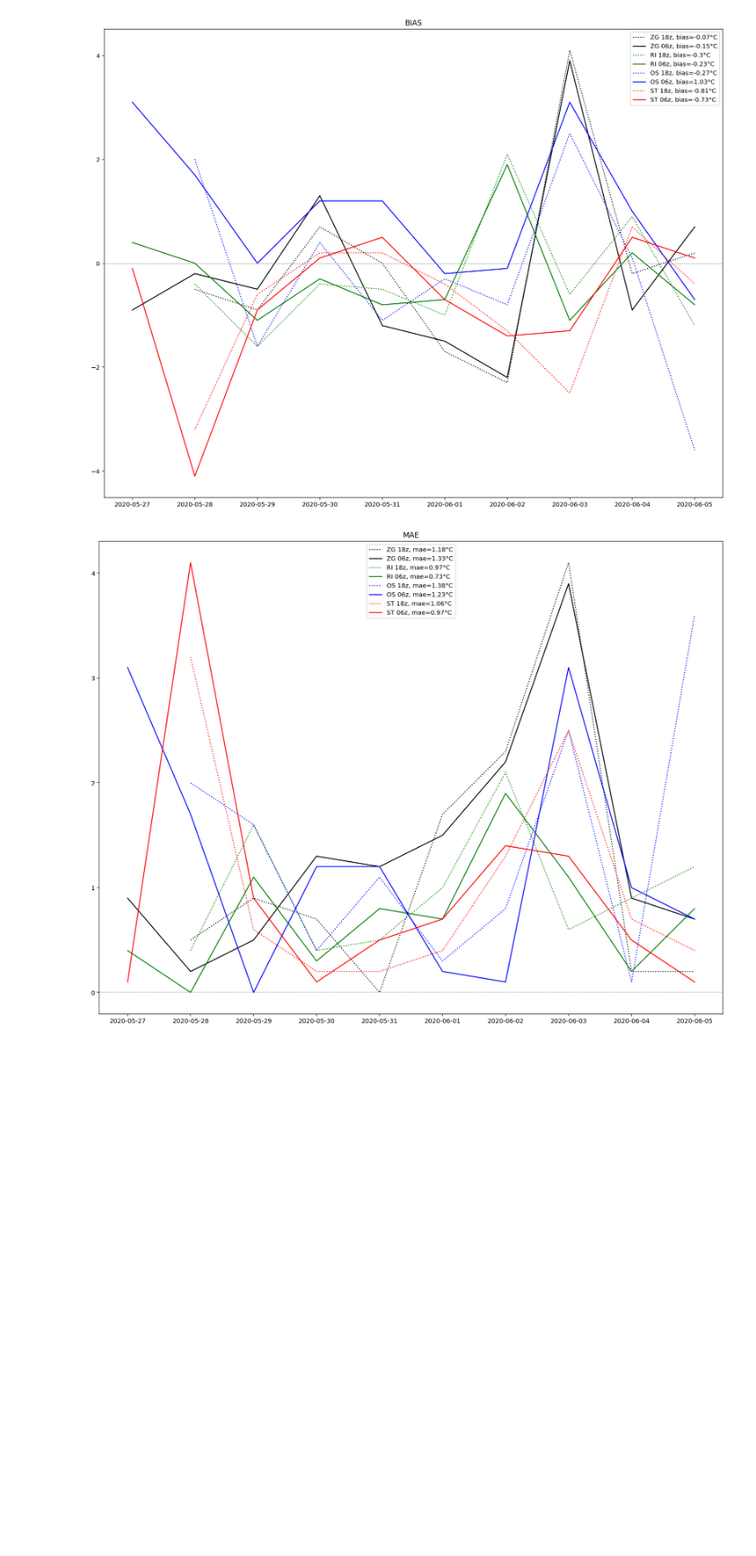
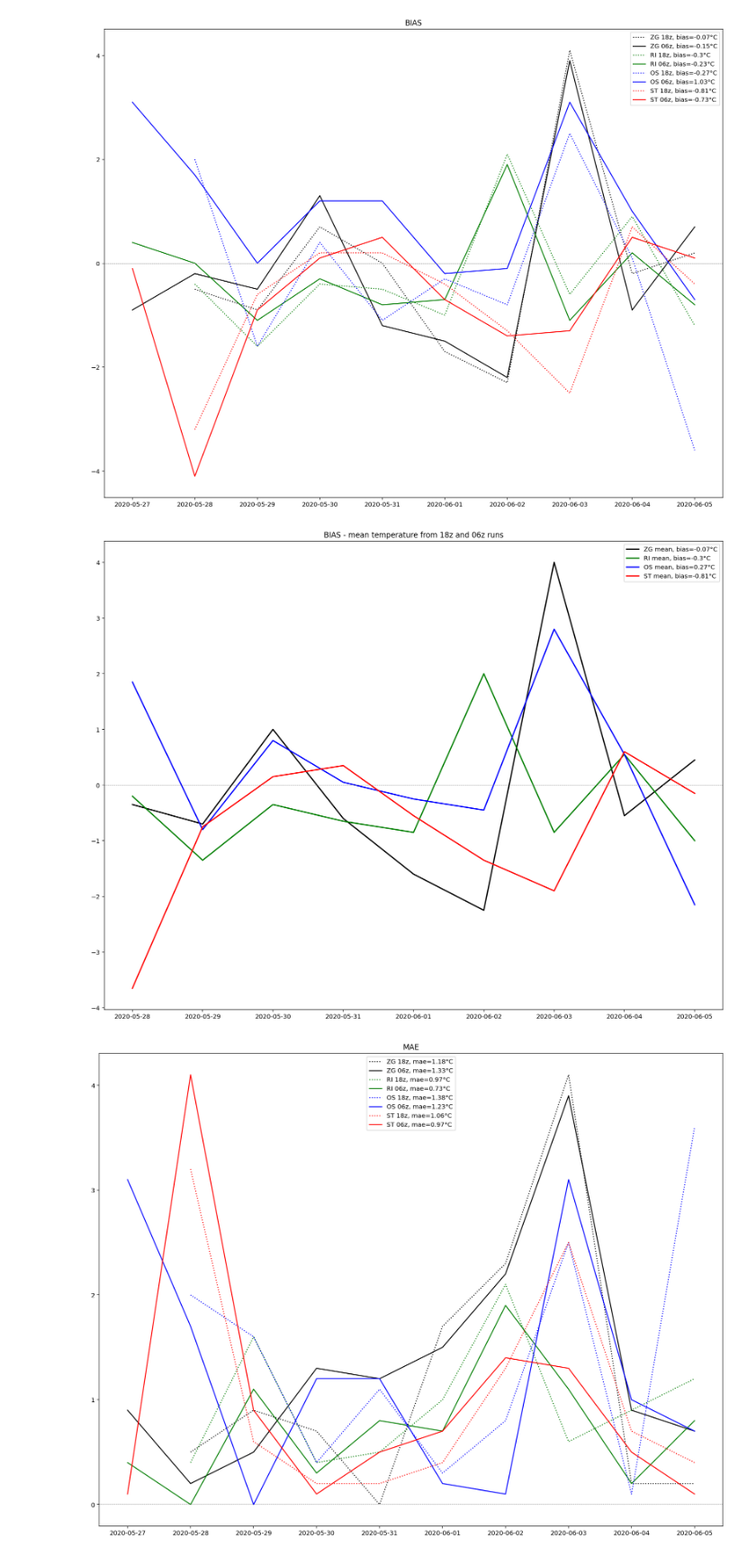
Before and after one commit to meteoadriatic/hl, a Jupyter notebook: HL.ipynb, the cells around one changed output. Shown at 90% size. Drawn from its saved outputs; the diff is of its cells as text; code cells hidden in the pictures; blank space fills up the shorter version.

```diff
--- a/HL.ipynb
+++ b/HL.ipynb
@@ -9,32 +9,49 @@ rijeka = pd.read_csv('Rijeka.csv', parse_dates=['Date'])
 osijek = pd.read_csv('Osijek.csv', parse_dates=['Date'])
 split = pd.read_csv('Split.csv', parse_dates=['Date'])
 # %%
+zagreb['mean'] = (zagreb['06z'] + zagreb['18z']) / 2
+rijeka['mean'] = (rijeka['06z'] + rijeka['18z']) / 2
+osijek['mean'] = (osijek['06z'] + osijek['18z']) / 2
+split['mean'] = (split['06z'] + split['18z']) / 2
+
 zagreb['error_18z'] = zagreb['18z'] - zagreb['Actual']
 zagreb['error_06z'] = zagreb['06z'] - zagreb['Actual']
+zagreb['error_mean'] = zagreb['mean'] - zagreb['Actual']
 rijeka['error_18z'] = rijeka['18z'] - rijeka['Actual']
 rijeka['error_06z'] = rijeka['06z'] - rijeka['Actual']
+rijeka['error_mean'] = rijeka['mean'] - rijeka['Actual']
 osijek['error_18z'] = osijek['18z'] - osijek['Actual']
 osijek['error_06z'] = osijek['06z'] - osijek['Actual']
+osijek['error_mean'] = osijek['mean'] - osijek['Actual']
 split['error_18z'] = split['18z'] - split['Actual']
 split['error_06z'] = split['06z'] - split['Actual']
+split['error_mean'] = split['mean'] - split['Actual']
 
 zagreb_18z_bias = zagreb['error_18z'].mean().round(2)
 zagreb_06z_bias = zagreb['error_06z'].mean().round(2)
+zagreb_mean_bias = zagreb['error_mean'].mean().round(2)
 rijeka_18z_bias = rijeka['error_18z'].mean().round(2)
 rijeka_06z_bias = rijeka['error_06z'].mean().round(2)
+rijeka_mean_bias = rijeka['error_mean'].mean().round(2)
 osijek_18z_bias = osijek['error_18z'].mean().round(2)
 osijek_06z_bias = osijek['error_06z'].mean().round(2)
+osijek_mean_bias = osijek['error_mean'].mean().round(2)
 split_18z_bias = split['error_18z'].mean().round(2)
 split_06z_bias = split['error_06z'].mean().round(2)
+split_mean_bias = split['error_mean'].mean().round(2)
 
 zagreb_18z_mae = zagreb['error_18z'].abs().mean().round(2)
 zagreb_06z_mae = zagreb['error_06z'].abs().mean().round(2)
+zagreb_mean_mae = zagreb['error_mean'].abs().mean().round(2)
 rijeka_18z_mae = rijeka['error_18z'].abs().mean().round(2)
 rijeka_06z_mae = rijeka['error_06z'].abs().mean().round(2)
+rijeka_mean_mae = rijeka['error_mean'].abs().mean().round(2)
 osijek_18z_mae = osijek['error_18z'].abs().mean().round(2)
 osijek_06z_mae = osijek['error_06z'].abs().mean().round(2)
+osijek_mean_mae = osijek['error_mean'].abs().mean().round(2)
 split_18z_mae = split['error_18z'].abs().mean().round(2)
 split_06z_mae = split['error_06z'].abs().mean().round(2)
+split_mean_mae = split['error_mean'].abs().mean().round(2)
 # %%
 fig, ax = plt.subplots(figsize=(18, 14))
 
@@ -52,6 +69,19 @@ plt.title("BIAS")
 plt.show()
 # %% [output]
 [figure]
+# %%
+fig, ax = plt.subplots(figsize=(18, 14))
+
+ax.plot(zagreb['Date'], zagreb['error_mean'], color='black', linestyle='-', lw=2, label='ZG mean, bias={}°C'.format(zagreb_mean_bias))
+ax.plot(rijeka['Date'], rijeka['error_mean'], color='green', linestyle='-', lw=2, label='RI mean, bias={}°C'.format(rijeka_mean_bias))
+ax.plot(osijek['Date'], osijek['error_mean'], color='blue', linestyle='-', lw=2, label='OS mean, bias={}°C'.format(osijek_mean_bias))
+ax.plot(split['Date'], split['error_mean'], color='red', linestyle='-', lw=2, label='ST mean, bias={}°C'.format(split_mean_bias))
+plt.axhline(y=0, color='grey', linestyle='--', lw=0.5)
+plt.legend()
+plt.title("BIAS - mean temperature from 18z and 06z runs")
+plt.show()
+# %% [output]
+[figure, added]
 # %%
 fig, ax = plt.subplots(figsize=(18, 14))
 
```
Also changed, not shown: parts of 3 cells of this notebook.
